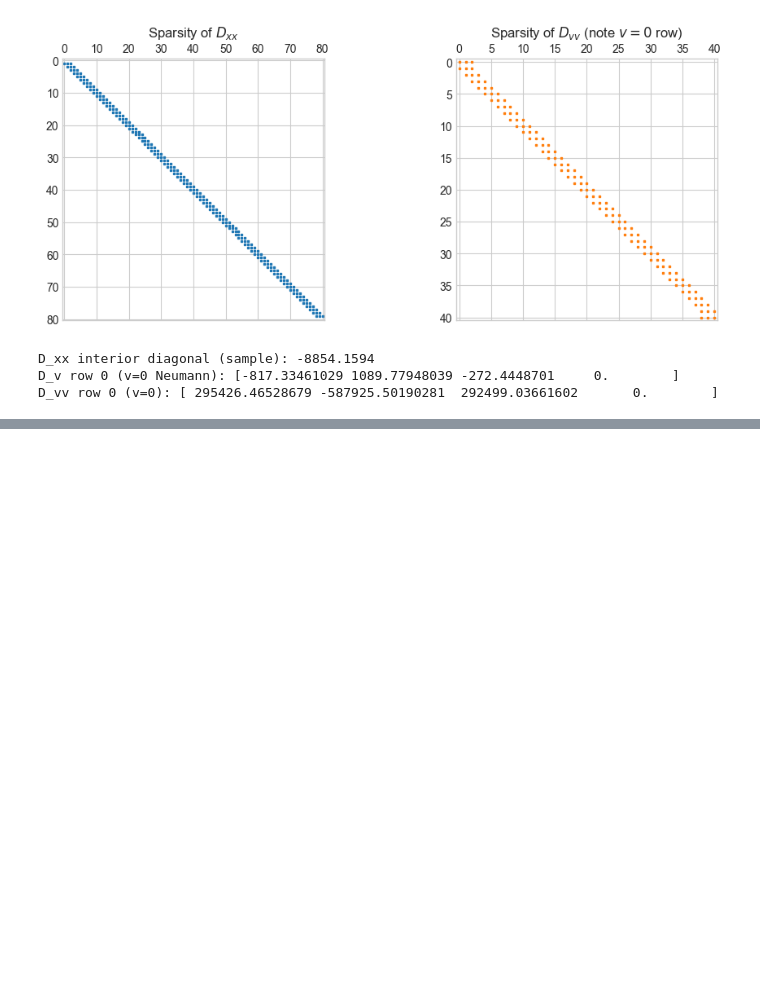
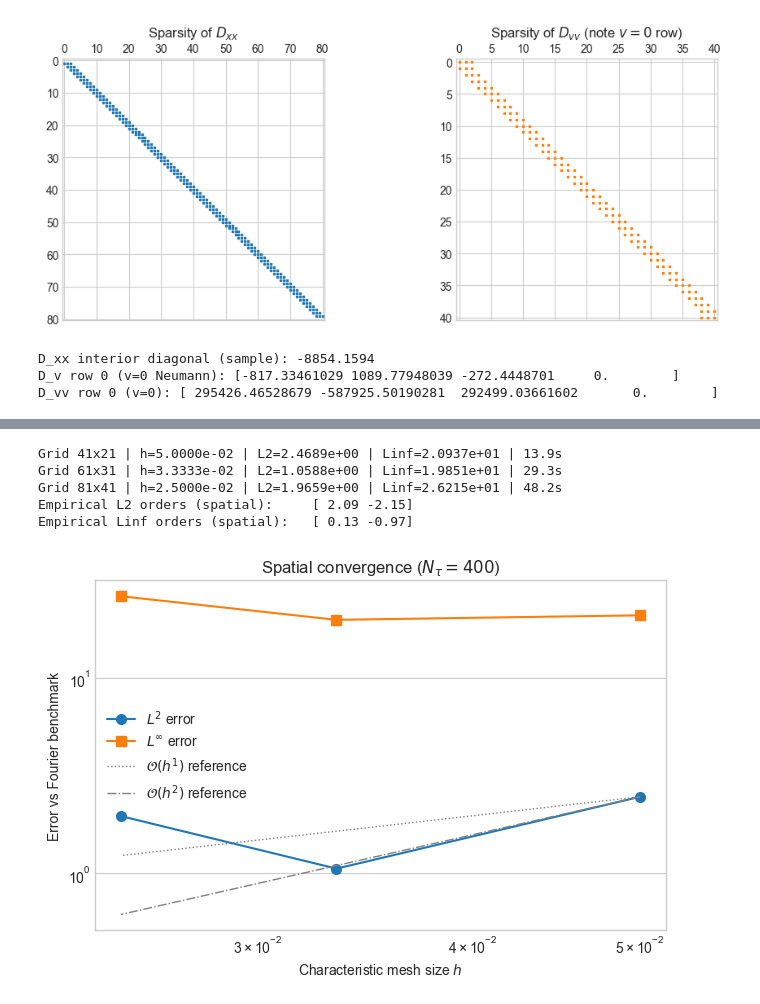
Before and after one commit to Fm1sk13w/Heston-Model, a Jupyter notebook: heston_pde_project.ipynb, the cells around one changed output, grey strips where cells are left out. Drawn from its saved outputs; the diff is of its cells as text; code cells hidden in the pictures; blank space fills up the shorter version.

```diff
--- a/heston_pde_project.ipynb
+++ b/heston_pde_project.ipynb
@@ -343,0 +666,73 @@ D_vv row 0 (v=0): [ 295426.46528679 -587925.50190281  292499.03661602       0.
+# %%
+# --- Spatial convergence (fixed Nt = 400) ---
+SPATIAL_LEVELS = [(41, 21), (61, 31), (81, 41)]
+NT_SPATIAL = 400
+
+spatial_rows = []
+for nx, nv in SPATIAL_LEVELS:
+    t0 = time.perf_counter()
+    u_adi, u_ref, grid, norms = run_adi_with_reference(
+        BASE_PARAMS,
+        T,
+        nx=nx,
+        nv=nv,
+        n_steps=NT_SPATIAL,
+        rannacher_steps=RANNACHER,
+        n_quad=N_QUAD_REF,
+    )
+    elapsed = time.perf_counter() - t0
+    h = characteristic_mesh_size(grid)
+    spatial_rows.append(
+        {
+            "nx": nx,
+            "nv": nv,
+            "nodes": nx * nv,
+            "h": h,
+            "l2": norms.l2,
+            "linf": norms.linf,
+            "time_s": elapsed,
+            "u_min": float(u_adi.min()),
+            "u_max": float(u_adi.max()),
+        }
+    )
+    print(
+        f"Grid {nx:>2}x{nv:<2} | h={h:.4e} | L2={norms.l2:.4e} | "
+        f"Linf={norms.linf:.4e} | {elapsed:.1f}s"
+    )
+
+h_spatial = np.array([row["h"] for row in spatial_rows])
+l2_spatial = np.array([row["l2"] for row in spatial_rows])
+linf_spatial = np.array([row["linf"] for row in spatial_rows])
+p_l2_spatial = empirical_orders(l2_spatial, h_spatial)
+p_linf_spatial = empirical_orders(linf_spatial, h_spatial)
+
+print(f"Empirical L2 orders (spatial):     {np.array2string(p_l2_spatial, precision=2)}")
+print(f"Empirical Linf orders (spatial):   {np.array2string(p_linf_spatial, precision=2)}")
+
+fig, ax = plt.subplots(figsize=(6.5, 4.5))
+ax.loglog(h_spatial, l2_spatial, "o-", label=r"$L^2$ error", ms=7)
+ax.loglog(h_spatial, linf_spatial, "s-", label=r"$L^\infty$ error", ms=7)
+for p_ref, style in [(1.0, ":"), (2.0, "-.")]:
+    ax.loglog(
+        h_spatial,
+        l2_spatial[0] * (h_spatial / h_spatial[0]) ** p_ref,
+        style,
+        color="gray",
+        lw=1,
+        label=rf"$\mathcal{{O}}(h^{{{p_ref:g}}})$ reference",
+    )
+ax.set_xlabel("Characteristic mesh size $h$")
+ax.set_ylabel("Error vs Fourier benchmark")
+ax.set_title(f"Spatial convergence ($N_\\tau={NT_SPATIAL}$)")
+ax.legend()
+fig.tight_layout()
+fig.savefig(FIGURES_DIR / "convergence_spatial.png", dpi=150)
+display(fig)
+plt.close(fig)
+# %% [output]
+Grid 41x21 | h=5.0000e-02 | L2=2.4689e+00 | Linf=2.0937e+01 | 13.9s
+Grid 61x31 | h=3.3333e-02 | L2=1.0588e+00 | Linf=1.9851e+01 | 29.3s
+Grid 81x41 | h=2.5000e-02 | L2=1.9659e+00 | Linf=2.6215e+01 | 48.2s
+Empirical L2 orders (spatial):     [ 2.09 -2.15]
+Empirical Linf orders (spatial):   [ 0.13 -0.97]
+[figure, added]
```
Also changed, not shown: parts of 19 cells of this notebook, 28 other files.
